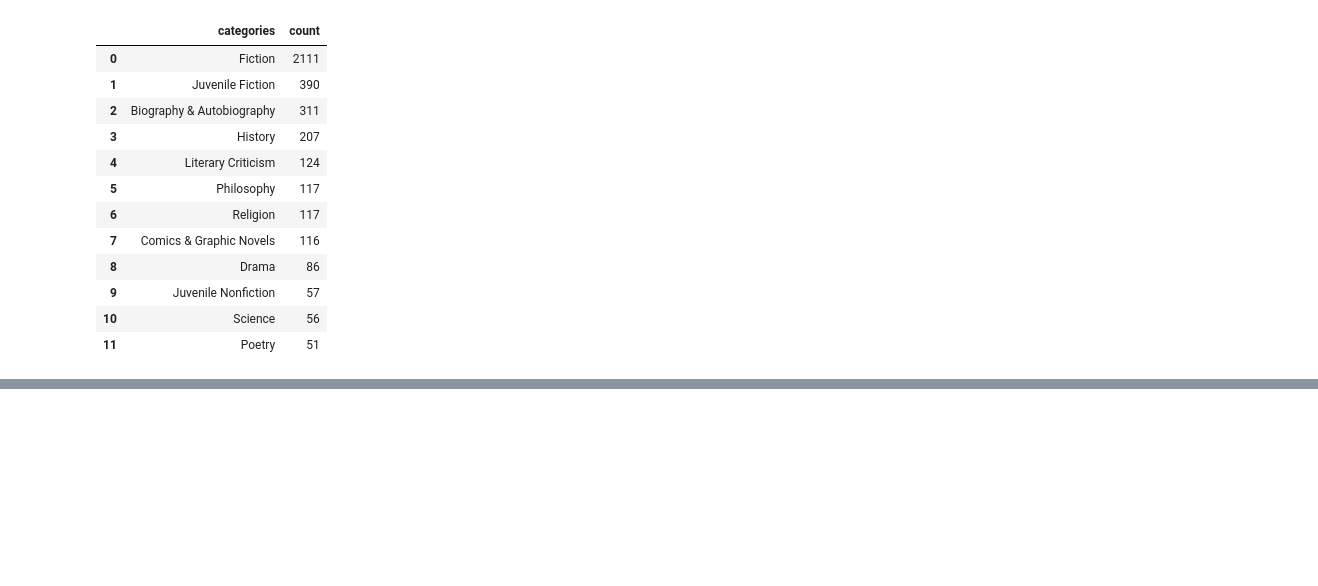
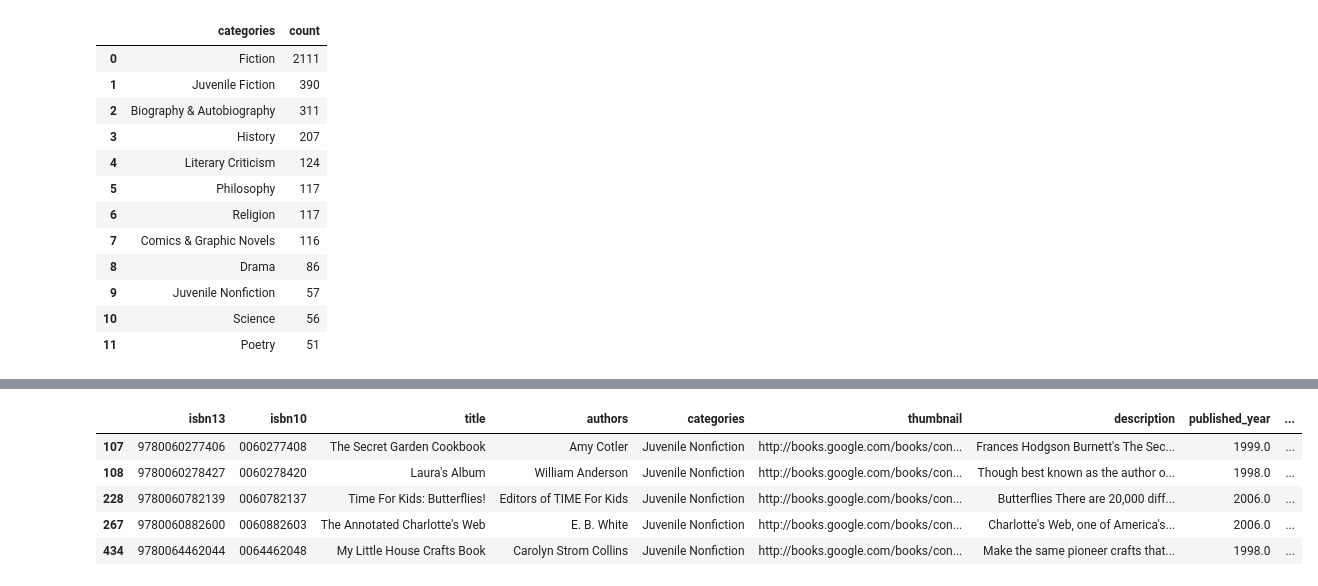
Before and after one commit to yordanoswuletaw/semantic-book-recommendation, a Jupyter notebook: notebooks/text-classification.ipynb, the cells around one changed output, grey strips where cells are left out. Cells and saved outputs as stored; diff of their text form; code cells hidden in the pictures; blank space fills up the shorter version.

```diff
--- a/notebooks/text-classification.ipynb
+++ b/notebooks/text-classification.ipynb
@@ -20,0 +32,9 @@ books['categories'].value_counts().reset_index().query('count > 50')
+# %%
+books[books['categories'] == 'Juvenile Nonfiction'].head()
+# %% [output]
+|  | isbn13 | isbn10 | title | authors | categories | thumbnail | description | published_year | ... |
+| 107 | 9780060277406 | 0060277408 | The Secret Garden Cookbook | Amy Cotler | Juvenile Nonfiction | http://books.google.com/books/con... | Frances Hodgson Burnett's The Sec... | 1999.0 | ... |
+| 108 | 9780060278427 | 0060278420 | Laura's Album | William Anderson | Juvenile Nonfiction | http://books.google.com/books/con... | Though best known as the author o... | 1998.0 | ... |
+| 228 | 9780060782139 | 0060782137 | Time For Kids: Butterflies! | Editors of TIME For Kids | Juvenile Nonfiction | http://books.google.com/books/con... | Butterflies There are 20,000 diff... | 2006.0 | ... |
+| 267 | 9780060882600 | 0060882603 | The Annotated Charlotte's Web | E. B. White | Juvenile Nonfiction | http://books.google.com/books/con... | Charlotte's Web, one of America's... | 2006.0 | ... |
+| 434 | 9780064462044 | 0064462048 | My Little House Crafts Book | Carolyn Strom Collins | Juvenile Nonfiction | http://books.google.com/books/con... | Make the same pioneer crafts that... | 1998.0 | ... |
```
Also changed, not shown: parts of 14 cells of this notebook.
